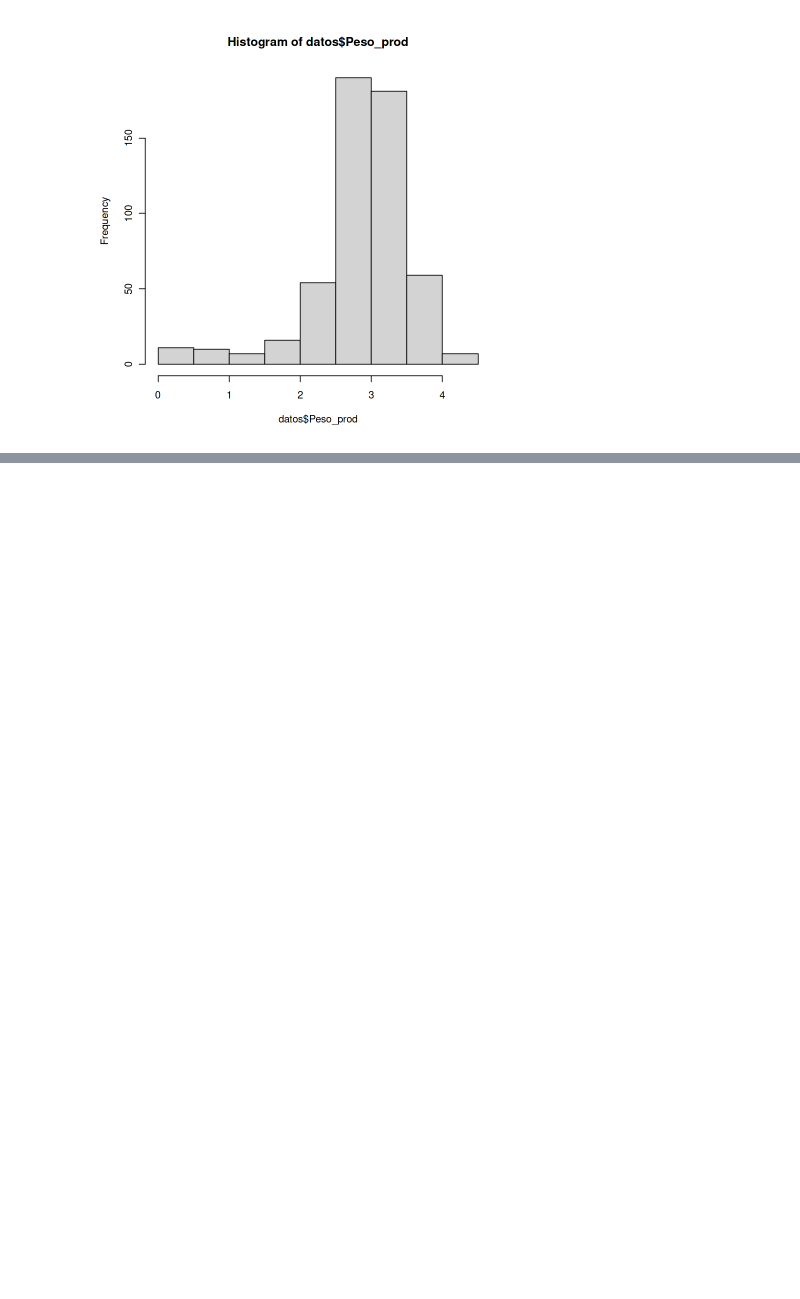
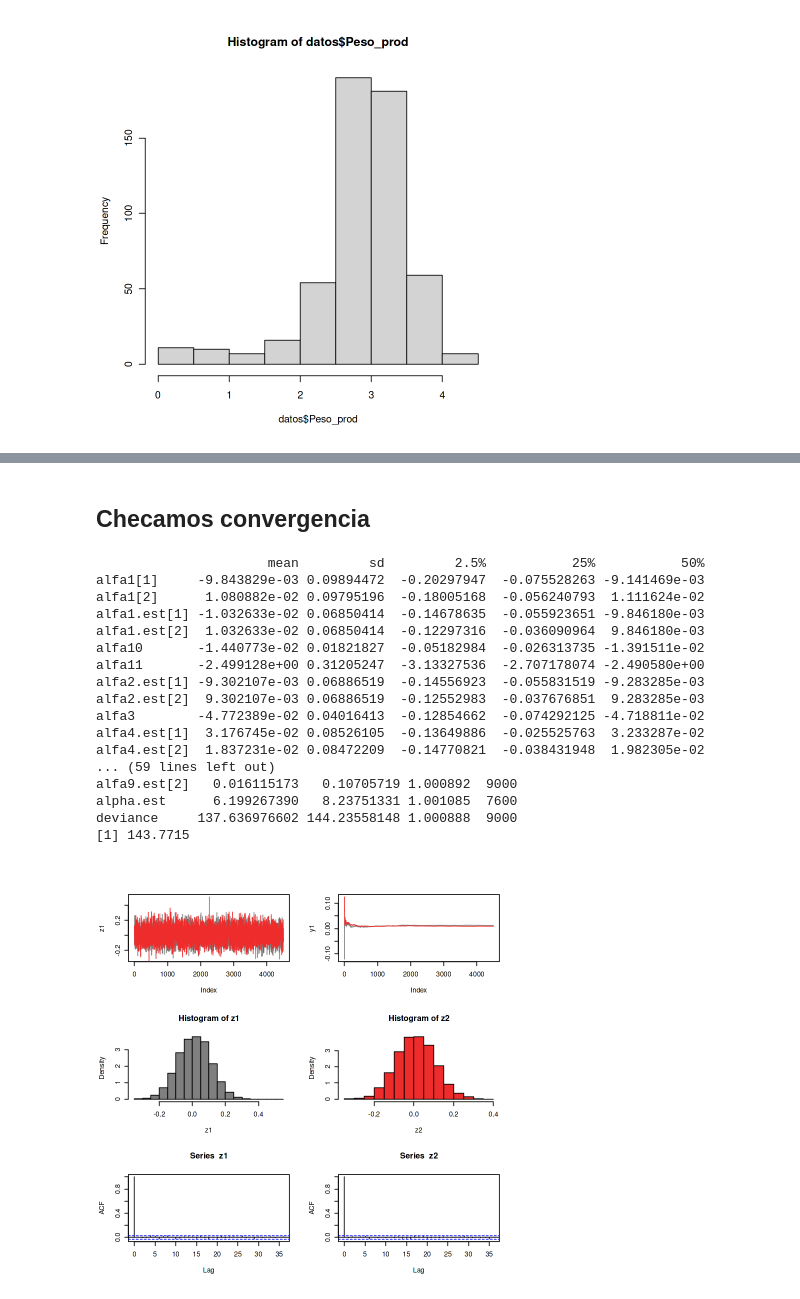
Before and after one commit to Marce2021M/examenRegAvanz1, a Jupyter notebook: examen1egAv.ipynb, the cells around one changed output, grey strips where cells are left out. Saved outputs shown, nothing was run; the diff lists cells and outputs as text; code cells hidden in the pictures; blank space fills up the shorter version.

```diff
--- a/examen1egAv.ipynb
+++ b/examen1egAv.ipynb
@@ -69,0 +272,28 @@ hist(datos$Peso_prod)
+# %% [markdown]
+## Checamos convergencia
+# %%
+
+ej1.sim$graphConvergence(parama=2)
+
+ej1.sim$summaryModel()
+
+ej1.sim$dicModelfunc()
+# %% [output]
+                      mean         sd         2.5%           25%           50%
+alfa1[1]     -9.843829e-03 0.09894472  -0.20297947  -0.075528263 -9.141469e-03
+alfa1[2]      1.080882e-02 0.09795196  -0.18005168  -0.056240793  1.111624e-02
+alfa1.est[1] -1.032633e-02 0.06850414  -0.14678635  -0.055923651 -9.846180e-03
+alfa1.est[2]  1.032633e-02 0.06850414  -0.12297316  -0.036090964  9.846180e-03
+alfa10       -1.440773e-02 0.01821827  -0.05182984  -0.026313735 -1.391511e-02
+alfa11       -2.499128e+00 0.31205247  -3.13327536  -2.707178074 -2.490580e+00
+alfa2.est[1] -9.302107e-03 0.06886519  -0.14556923  -0.055831519 -9.283285e-03
+alfa2.est[2]  9.302107e-03 0.06886519  -0.12552983  -0.037676851  9.283285e-03
+alfa3        -4.772389e-02 0.04016413  -0.12854662  -0.074292125 -4.718811e-02
+alfa4.est[1]  3.176745e-02 0.08526105  -0.13649886  -0.025525763  3.233287e-02
+alfa4.est[2]  1.837231e-02 0.08472209  -0.14770821  -0.038431948  1.982305e-02
+... (59 lines left out)
+alfa9.est[2]   0.016115173   0.10705719 1.000892  9000
+alpha.est      6.199267390   8.23751331 1.001085  7600
+deviance     137.636976602 144.23558148 1.000888  9000
+[1] 143.7715
+[figure, added]
```
Also changed, not shown: parts of 22 cells of this notebook, 2 other files.
